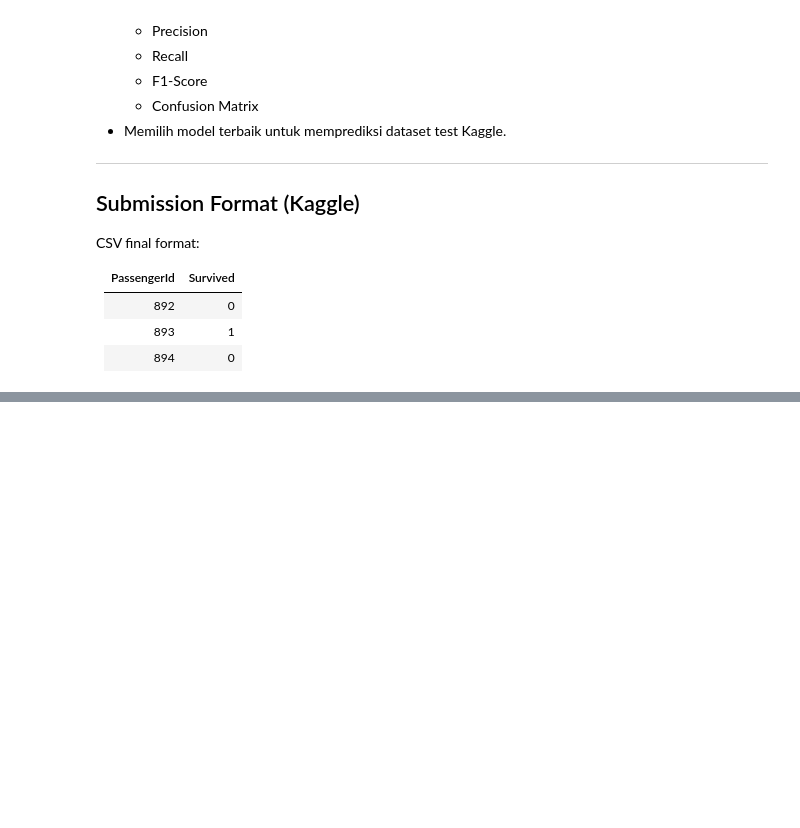
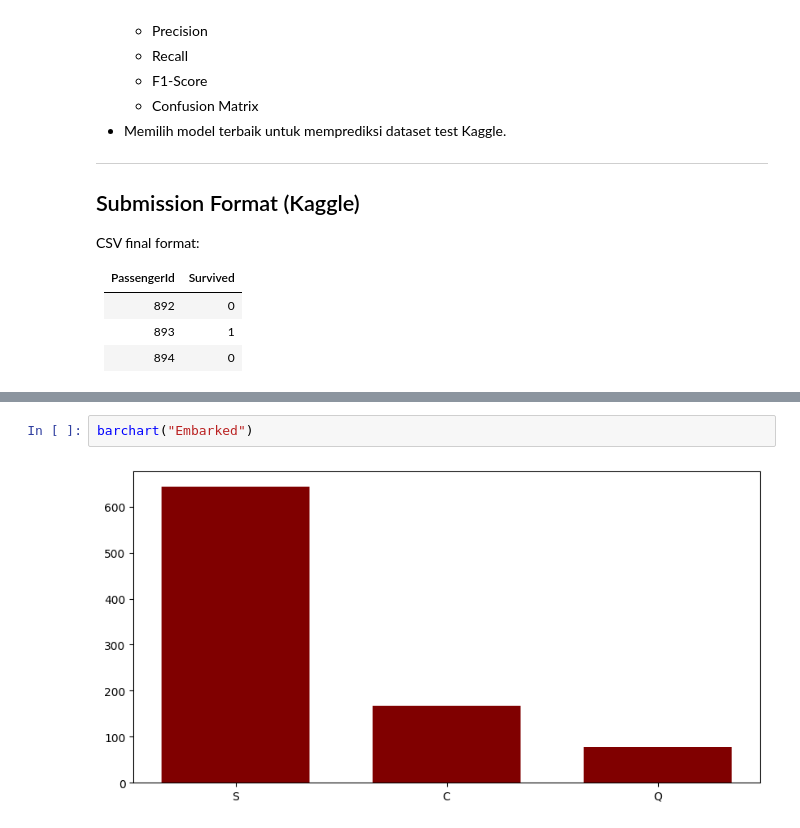
Before and after one commit to gchristiansun/titanic-prediction, a Jupyter notebook: titanic.ipynb, the cells around one changed output, grey strips where cells are left out. Drawn from its saved outputs; the diff is of its cells as text; blank space fills up the shorter version.

```diff
--- a/titanic.ipynb
+++ b/titanic.ipynb
@@ -89,0 +230,4 @@ CSV final format:
+# %%
+barchart("Embarked")
+# %% [output]
+[figure, added]
```
Also changed, not shown: parts of 89 cells of this notebook, 2 other files.
